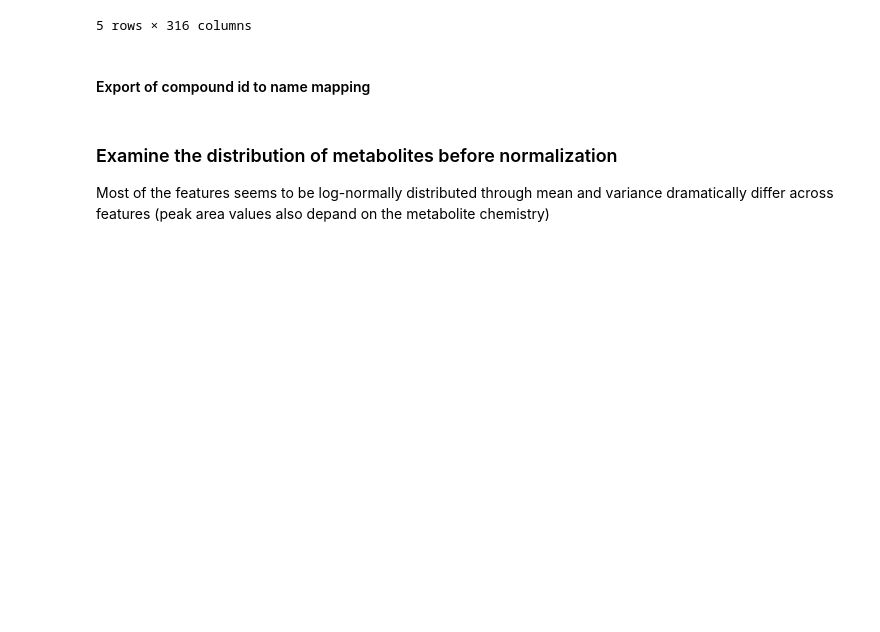
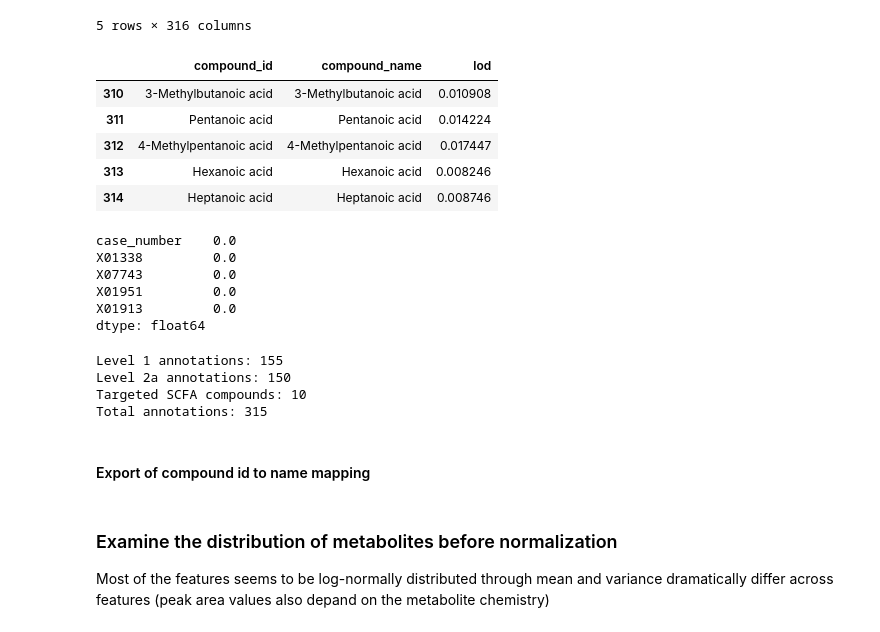
Before and after one commit to borenstein-lab/FAP_multiomics, a Jupyter notebook: python/metabolomics_data_preprocessing.ipynb, the cells around one changed output. Drawn from its saved outputs; the diff is of its cells as text; code cells hidden in the pictures; blank space fills up the shorter version.

```diff
--- a/python/metabolomics_data_preprocessing.ipynb
+++ b/python/metabolomics_data_preprocessing.ipynb
@@ -98,3 +117,14 @@ merged_df.head()
 | 3 | 36532014 | 1.380371e+06 | 104967.032125 | 2.629482e+04 | 2.705373e+06 | 26230.031204 | 1.409185e+06 | 2.269057e+05 | 7.023337e+04 | 1.114906e+06 | ... | ... |
 | 4 | 36531969 | 8.196298e+05 | 501172.597870 | 2.317885e+06 | 1.714379e+07 | 107047.972059 | 4.731191e+07 | 7.704568e+05 | 2.650308e+06 | 7.826711e+06 | ... | ... |
 5 rows × 316 columns
+# %%
+lod = pd.concat([annot_df, scfa_lod], axis=0, ignore_index=True)
+# %%
+lod.tail()
+# %% [output]
+|  | compound_id | compound_name | lod |
+| 310 | 3-Methylbutanoic acid | 3-Methylbutanoic acid | 0.010908 |
+| 311 | Pentanoic acid | Pentanoic acid | 0.014224 |
+| 312 | 4-Methylpentanoic acid | 4-Methylpentanoic acid | 0.017447 |
+| 313 | Hexanoic acid | Hexanoic acid | 0.008246 |
+| 314 | Heptanoic acid | Heptanoic acid | 0.008746 |
@@ -101,3 +151,22 @@ merged_df.head()
+# %%
+percent_under_lod.head()
+# %% [output]
+case_number    0.0
+X01338         0.0
+X07743         0.0
+X01951         0.0
+X01913         0.0
+dtype: float64
+# %%
+print(f"Level 1 annotations: {annot_df_1.shape[0]}")
+print(f"Level 2a annotations: {annot_df_2a.shape[0]}")
+print(f"Targeted SCFA compounds: {scfa_names.shape[0]}")
+print(f"Total annotations: {merged_df.shape[1]-1}")
+# %% [output]
+Level 1 annotations: 155
+Level 2a annotations: 150
+Targeted SCFA compounds: 10
+Total annotations: 315
 # %% [markdown]
 #### Export of compound id to name mapping
 # %%
```
Also changed, not shown: parts of 12 cells of this notebook, 12 other files.
